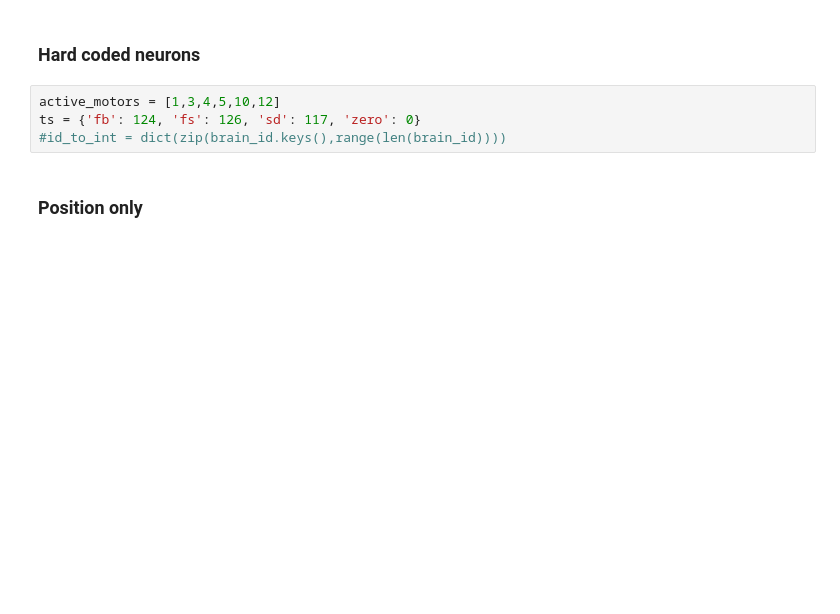
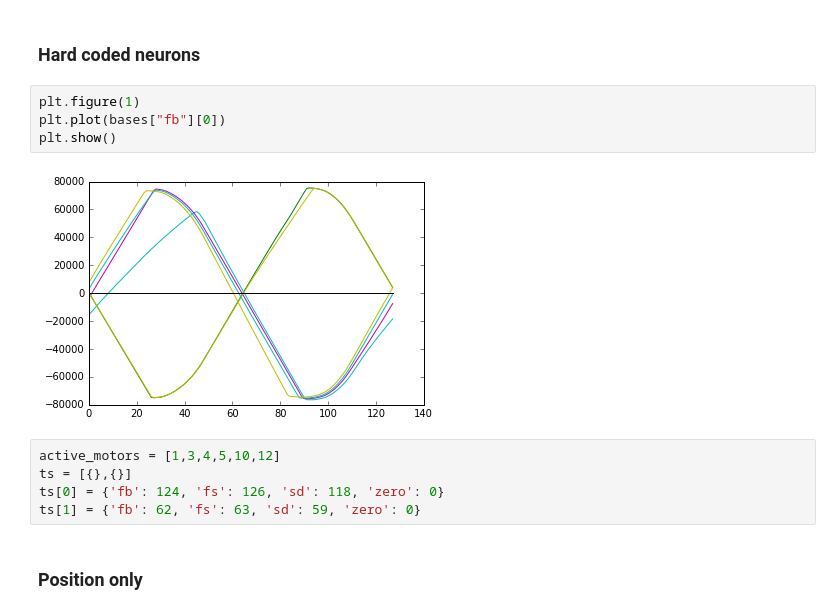
Before and after one commit to morpana/dep_memory, a Jupyter notebook: hardcoded_neurons.ipynb, the cells around one changed output. Saved outputs shown, nothing was run; the diff lists cells and outputs as text; blank space fills up the shorter version.

```diff
--- a/hardcoded_neurons.ipynb
+++ b/hardcoded_neurons.ipynb
@@ -110,9 +118,16 @@ for behavior in behaviors:
     brain_id[behavior] = (brain_ranges[behavior][0]+brain_ranges[behavior][1])/2
 # %% [markdown]
 ### Hard coded neurons
+# %%
+plt.figure(1)
+plt.plot(bases["fb"][0])
+plt.show()
+# %% [output]
+[figure, added]
 # %%
 active_motors = [1,3,4,5,10,12]
-ts = {'fb': 124, 'fs': 126, 'sd': 117, 'zero': 0}
-#id_to_int = dict(zip(brain_id.keys(),range(len(brain_id))))
+ts = [{},{}]
+ts[0] = {'fb': 124, 'fs': 126, 'sd': 118, 'zero': 0}
+ts[1] = {'fb': 62, 'fs': 63, 'sd': 59, 'zero': 0}
 # %% [markdown]
 ### Position only
```
Also changed, not shown: parts of 16 cells of this notebook.
